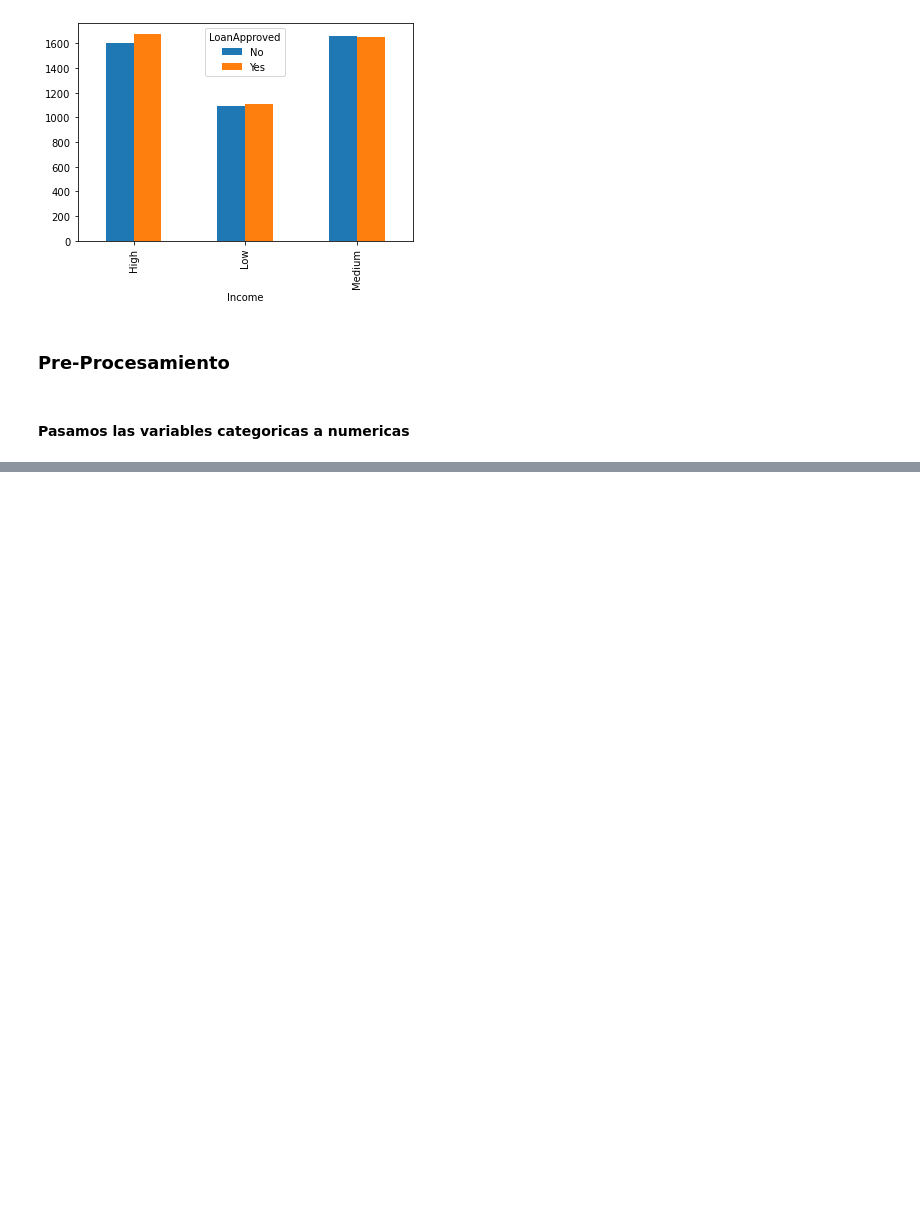
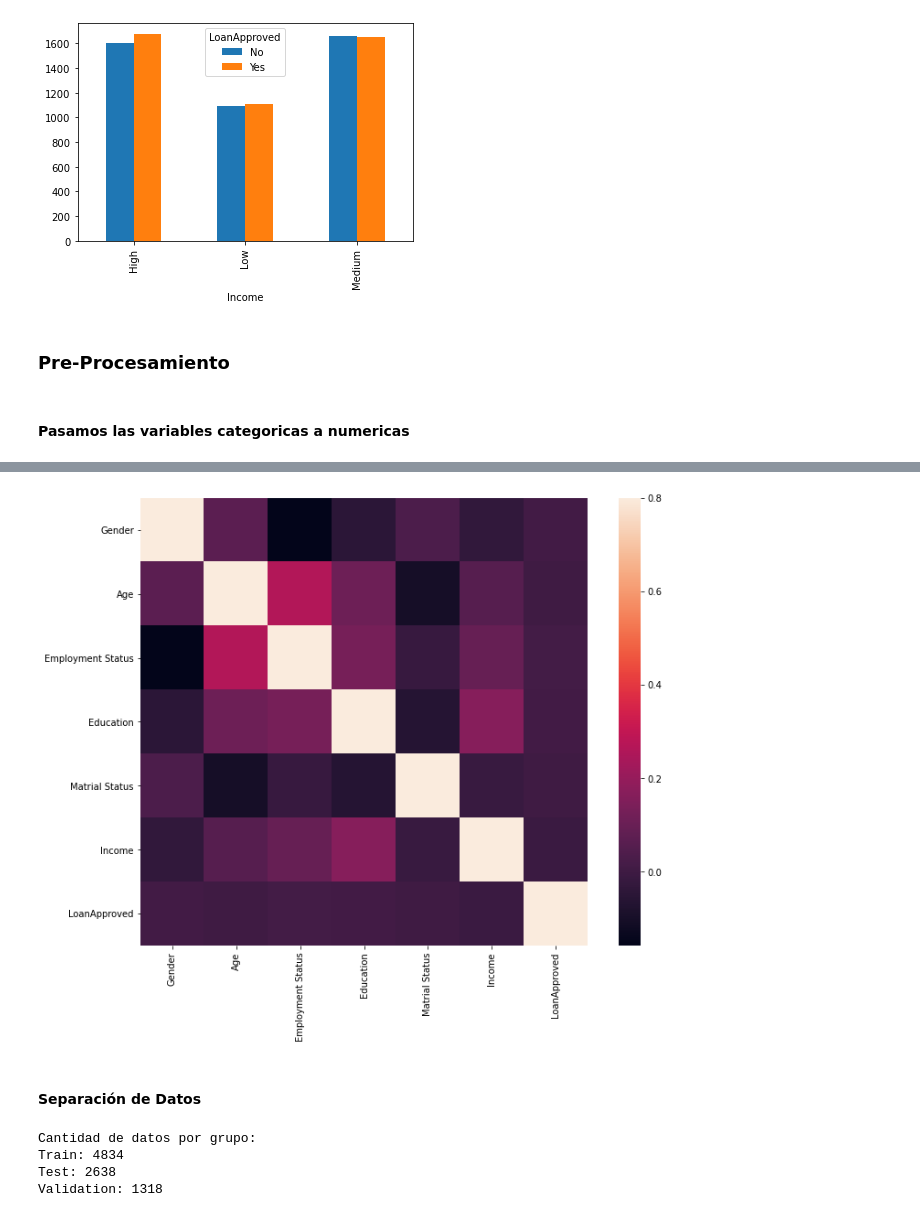
Before and after one commit to danielavillamar/ProyectoIA-KNN, a Jupyter notebook: ProyectoFinal.ipynb, the cells around one changed output, grey strips where cells are left out. Saved outputs shown, nothing was run; the diff lists cells and outputs as text; code cells hidden in the pictures; blank space fills up the shorter version.

Commit message:
Datos Separadosss

```diff
--- a/ProyectoFinal.ipynb
+++ b/ProyectoFinal.ipynb
@@ -346,0 +428,9 @@ df
+# %%
+#Matriz de correlación.
+corrmat = df.corr()
+f, ax = plt.subplots(figsize=(12, 9))
+sns.heatmap(corrmat, vmax=.8, square=True);
+# %% [output]
+[figure, added]
+# %% [markdown]
+#### Separación de Datos
@@ -346,0 +448,10 @@ df
+# %%
+print('Cantidad de datos por grupo: ')
+print('Train:', len(yTrain))
+print('Test:', len(yTest))
+print('Validation:', len(yVal))
+# %% [output]
+Cantidad de datos por grupo:
+Train: 4834
+Test: 2638
+Validation: 1318
```
Also changed, not shown: parts of 31 cells of this notebook.
